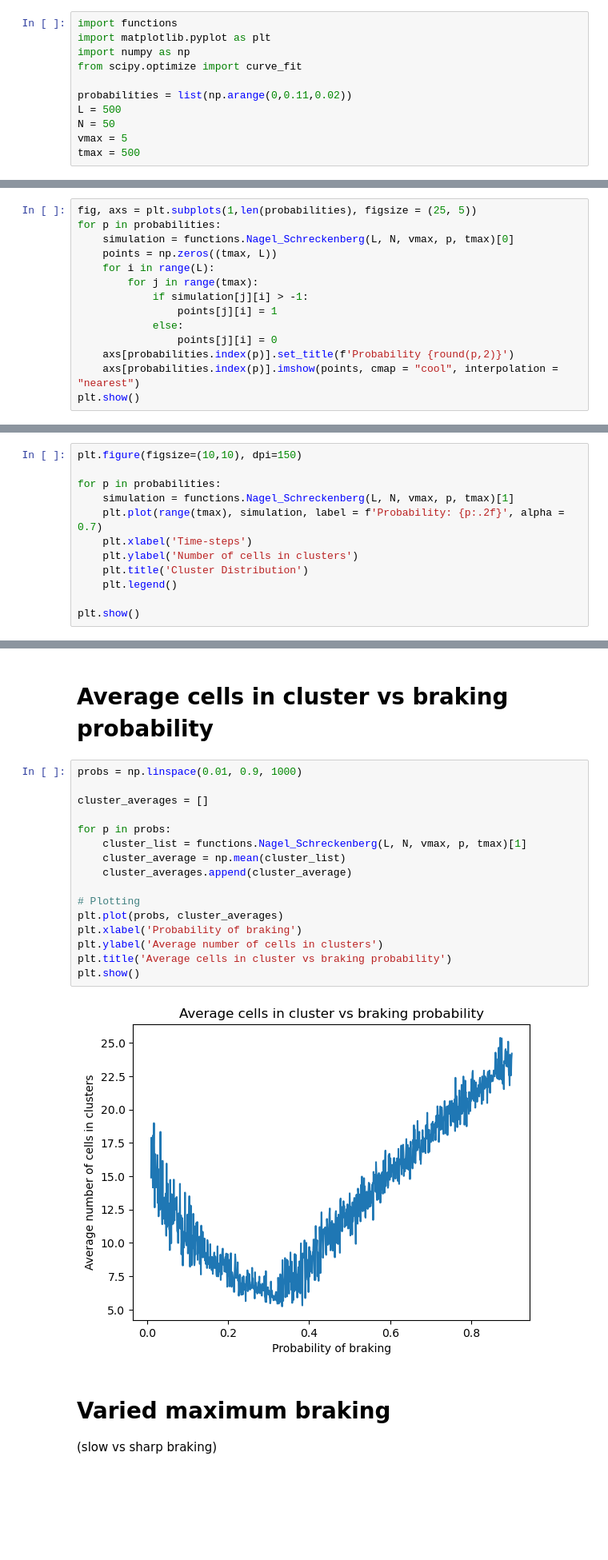
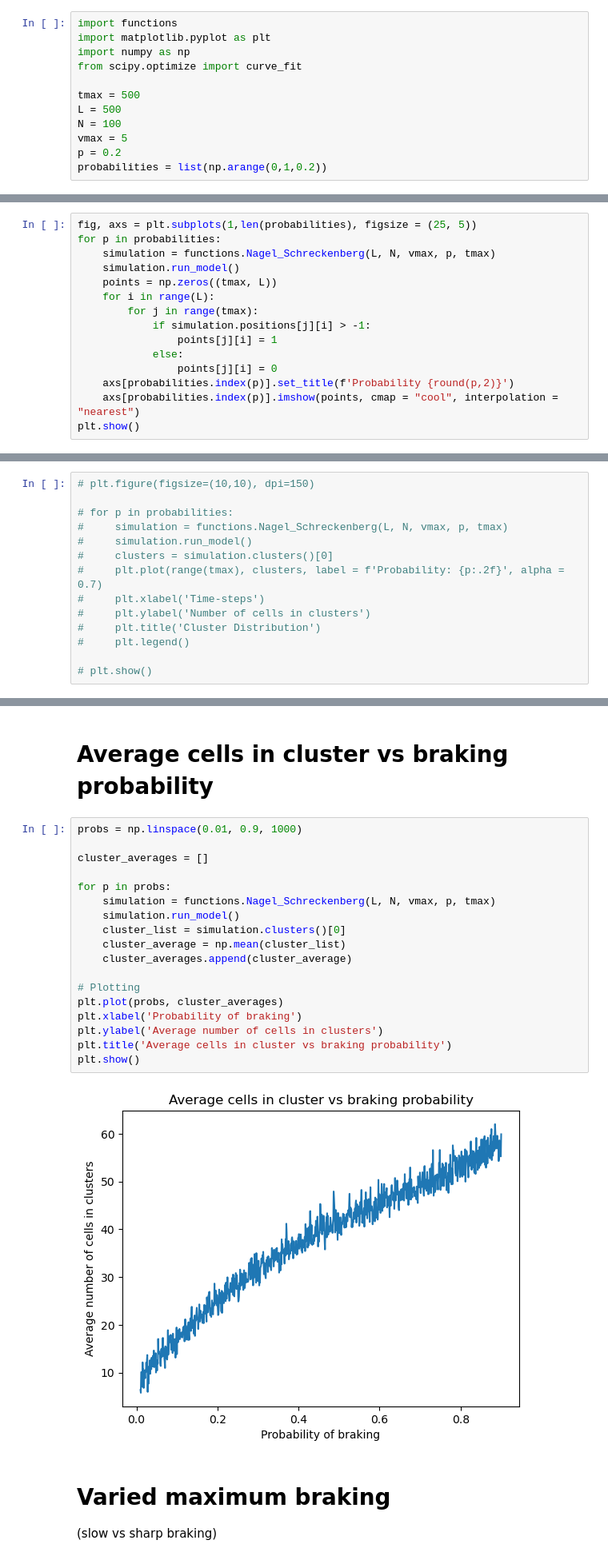
Before and after one commit to SofiaHilma/Traffic_flow_simulation, a Jupyter notebook: braking.ipynb, the cells around one changed output, grey strips where cells are left out. Shown at 80% size. Cells and saved outputs as stored; diff of their text form; blank space fills up the shorter version.

```diff
--- a/braking.ipynb
+++ b/braking.ipynb
@@ -6,21 +6,23 @@ import matplotlib.pyplot as plt
 import numpy as np
 from scipy.optimize import curve_fit
 
-probabilities = list(np.arange(0,0.11,0.02))
+tmax = 500
 L = 500
-N = 50
+N = 100
 vmax = 5
-tmax = 500
+p = 0.2
+probabilities = list(np.arange(0,1,0.2))
 # %% [markdown]
 # Behaviour of different braking probabilities
 # %%
 fig, axs = plt.subplots(1,len(probabilities), figsize = (25, 5))
 for p in probabilities:
-    simulation = functions.Nagel_Schreckenberg(L, N, vmax, p, tmax)[0]
+    simulation = functions.Nagel_Schreckenberg(L, N, vmax, p, tmax)
+    simulation.run_model()
     points = np.zeros((tmax, L))
     for i in range(L):
         for j in range(tmax):
-            if simulation[j][i] > -1:
+            if simulation.positions[j][i] > -1:
                 points[j][i] = 1
             else:
                 points[j][i] = 0
@@ -32,14 +34,16 @@ plt.show()
 # %% [markdown]
 # Cluster distributions
 # %%
-plt.figure(figsize=(10,10), dpi=150)
+# plt.figure(figsize=(10,10), dpi=150)
 
-for p in probabilities:
-    simulation = functions.Nagel_Schreckenberg(L, N, vmax, p, tmax)[1]
-    plt.plot(range(tmax), simulation, label = f'Probability: {p:.2f}', alpha = 0.7)
-    plt.xlabel('Time-steps')
-    plt.ylabel('Number of cells in clusters')
-    plt.title('Cluster Distribution')
-    plt.legend()
+# for p in probabilities:
+#     simulation = functions.Nagel_Schreckenberg(L, N, vmax, p, tmax)
+#     simulation.run_model()
+#     clusters = simulation.clusters()[0]
+#     plt.plot(range(tmax), clusters, label = f'Probability: {p:.2f}', alpha = 0.7)
+#     plt.xlabel('Time-steps')
+#     plt.ylabel('Number of cells in clusters')
+#     plt.title('Cluster Distribution')
+#     plt.legend()
 
-plt.show()
+# plt.show()
@@ -50,21 +52,23 @@ plt.show()
 # %%
 probs = np.linspace(0.01, 0.9, 1000)
 
 cluster_averages = []
 
 for p in probs:
-    cluster_list = functions.Nagel_Schreckenberg(L, N, vmax, p, tmax)[1]
+    simulation = functions.Nagel_Schreckenberg(L, N, vmax, p, tmax)
+    simulation.run_model()
+    cluster_list = simulation.clusters()[0]
     cluster_average = np.mean(cluster_list)
     cluster_averages.append(cluster_average)
 
 # Plotting
 plt.plot(probs, cluster_averages)
 plt.xlabel('Probability of braking')
 plt.ylabel('Average number of cells in clusters')
 plt.title('Average cells in cluster vs braking probability')
 plt.show()
 # %% [output]
-[figure, old version]
+[figure, new version]
 # %% [markdown]
 # Varied maximum braking
 
```
Also changed, not shown: parts of 4 cells of this notebook, 8 other files.
